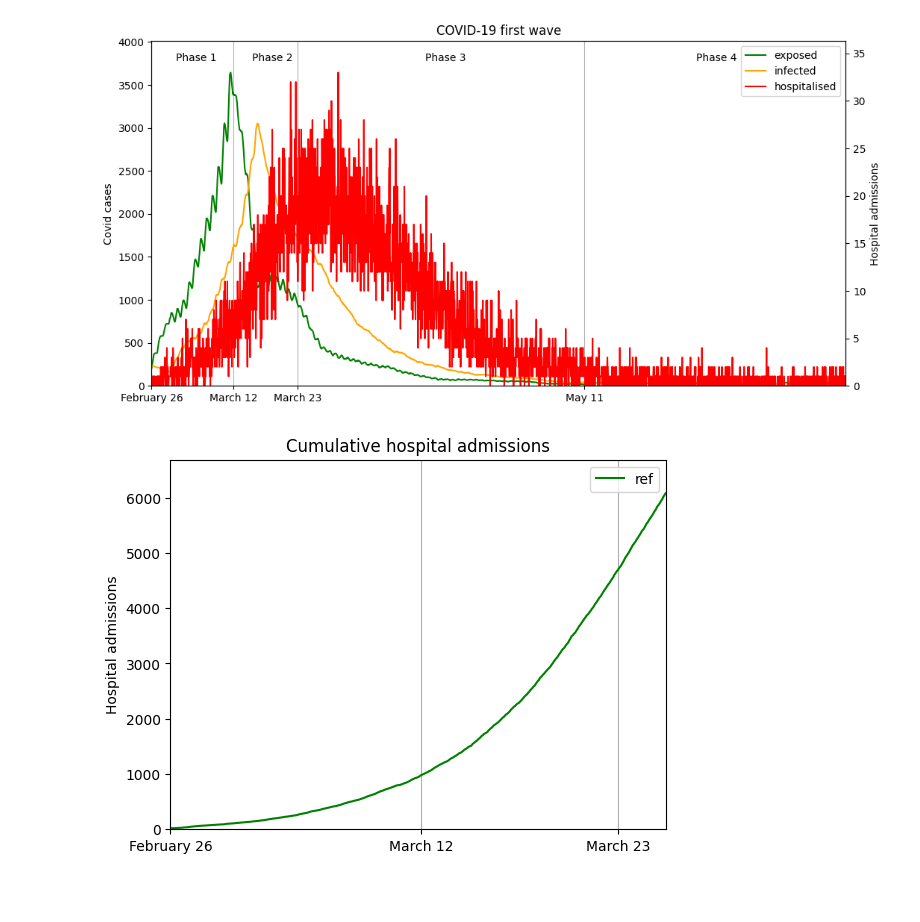
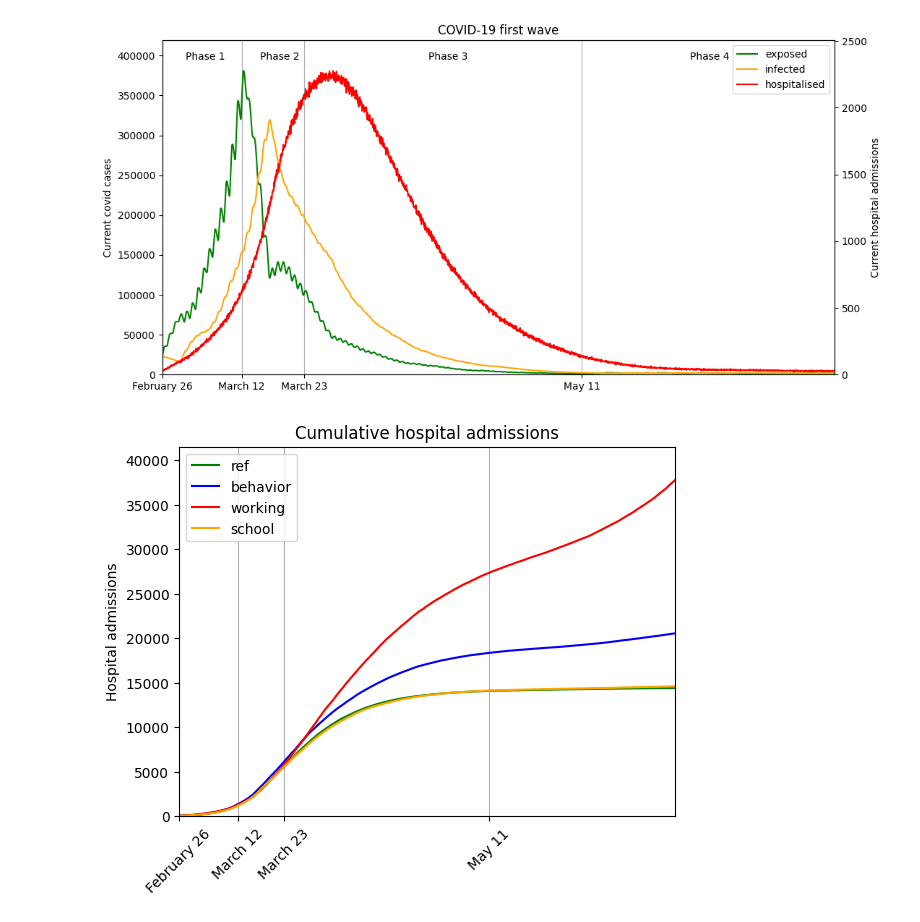
Before and after one commit to larsdekwant/covid-gravity-model, a Jupyter notebook: analysis.ipynb, the cells around one changed output. Drawn from its saved outputs; the diff is of its cells as text; code cells hidden in the pictures; blank space fills up the shorter version.

```diff
--- a/analysis.ipynb
+++ b/analysis.ipynb
@@ -170,6 +267,7 @@ print(np.average(samples))
 import matplotlib.pyplot as plt
 
 # Recreates figure 2(a) of the paper
+avg_ref_data = [data for data in avg_data_points if data.name=='ref'][0]
 
 fig, ax1 = plt.subplots(figsize=(12, 6))
 ax2 = ax1.twinx()
@@ -177,31 +275,30 @@ ax2 = ax1.twinx()
 plt.title('COVID-19 first wave')
 plt.xlabel('time (h)')
 
-ax1.set_ylabel('Covid cases')
-ax2.set_ylabel('Hospital admissions')
+ax1.set_ylabel('Current covid cases')
+ax2.set_ylabel('Current hospital admissions')
 
 #Get starts of phases
-phase2 = np.argmax(data.phases[0]==2)
-phase3 = np.argmax(data.phases[0]==3)
-phase4 = np.argmax(data.phases[0]==4) # might be 0 if model ran for too little days, dont include in 'phases' list in that case
+phase2 = np.argmax(avg_ref_data.phases[0]==2)
+phase3 = np.argmax(avg_ref_data.phases[0]==3)
+phase4 = np.argmax(avg_ref_data.phases[0]==4) # might be 0 if model ran for too little days, dont include in 'phases' list in that case
 phase1 = phase2 - 14 * 24 # feb 27th is 14 days before march 12th
 
 phases = [phase1, phase2, phase3, phase4]
 
-x_max = len(data.hospital)
+x_max = len(avg_ref_data.hospital)
 plt.xlim(phase1, x_max)
-y1_max = np.max(data.exposed)
-y2_max = np.max(data.hospital)
+y1_max = np.max(avg_ref_data.exposed)
+y2_max = np.max(avg_ref_data.hospital)
 ax1.set_ylim([0, y1_max * 1.1])
 ax2.set_ylim([0, y2_max * 1.1])
 
 lines = []
 time_range = np.arange(0, x_max)
-for data in [data_points[0]]:
-    ln1 = ax1.plot(time_range, data.exposed, label='exposed', color='green')
-    ln2 = ax1.plot(time_range, data.infected, label='infected', color='orange')
-    ln3 = ax2.plot(time_range, data.hospital, label='hospitalised', color='red')
-    lines = lines + ln1 + ln2 + ln3
+ln1 = ax1.plot(time_range, avg_ref_data.exposed, label='exposed', color='green')
+ln2 = ax1.plot(time_range, avg_ref_data.infected, label='infected', color='orange')
+ln3 = ax2.plot(time_range, avg_ref_data.hospital, label='hospitalised', color='red')
+lines = lines + ln1 + ln2 + ln3
 
 # Print phase labels on top of graph
 phase_labels = ['Phase 1', 'Phase 2', 'Phase 3', 'Phase 4']
@@ -222,35 +319,40 @@ ax1.set_xticks(phases, map(lambda dt: dt.strftime('%B %d'), [date_p1, march12, d
 ax1.legend(lines, [l.get_label() for l in lines])
 plt.show()
 # %% [output]
-[figure, old version]
+[figure, new version]
 # %%
 # Recreates figure 3(a) of the paper
 
 # For easy comparison to figure 3 of the paper.
 color_map = {
     'ref': 'green',
     'school': 'orange',
     'behavior': 'blue',
     'working': 'red'
 }
 
 plt.title('Cumulative hospital admissions')
 
 plt.ylabel('Hospital admissions')
 
+
+y_max_total = 0
+for data in avg_data_points:
+    plt.plot(np.arange(0, len(data.hospital)), np.cumsum(data.hospital), label=data.name, color=color_map[data.name])
+    y_max = np.sum(data.hospital)
+    if y_max_total < y_max:
+        y_max_total = y_max
+
 x_max = len(data.hospital)
 plt.xlim(phase1, x_max)
-y_max = np.sum(data.hospital)
-plt.ylim([0, y_max * 1.1])
-
-for data in data_points:
-    plt.plot(np.arange(0, len(data.hospital)), np.cumsum(data.hospital), label=data.name, color=color_map[data.name])
+plt.ylim([0, y_max_total * 1.1])
 
 plt.grid(axis='x')
-plt.xticks([phase1, phase2, phase3],
-           labels= map(lambda dt: dt.strftime('%B %d'), [date_p1, march12, date_p3]))
+plt.xticks([phase1, phase2, phase3, phase4],
+           labels= map(lambda dt: dt.strftime('%B %d'), [date_p1, march12, date_p3, date_p4]),
+           rotation=45)
 
 plt.legend()
 plt.show()
 # %% [output]
-[figure, old version]
+[figure, new version]
```
Also changed, not shown: parts of 8 cells of this notebook, 1 other file.
